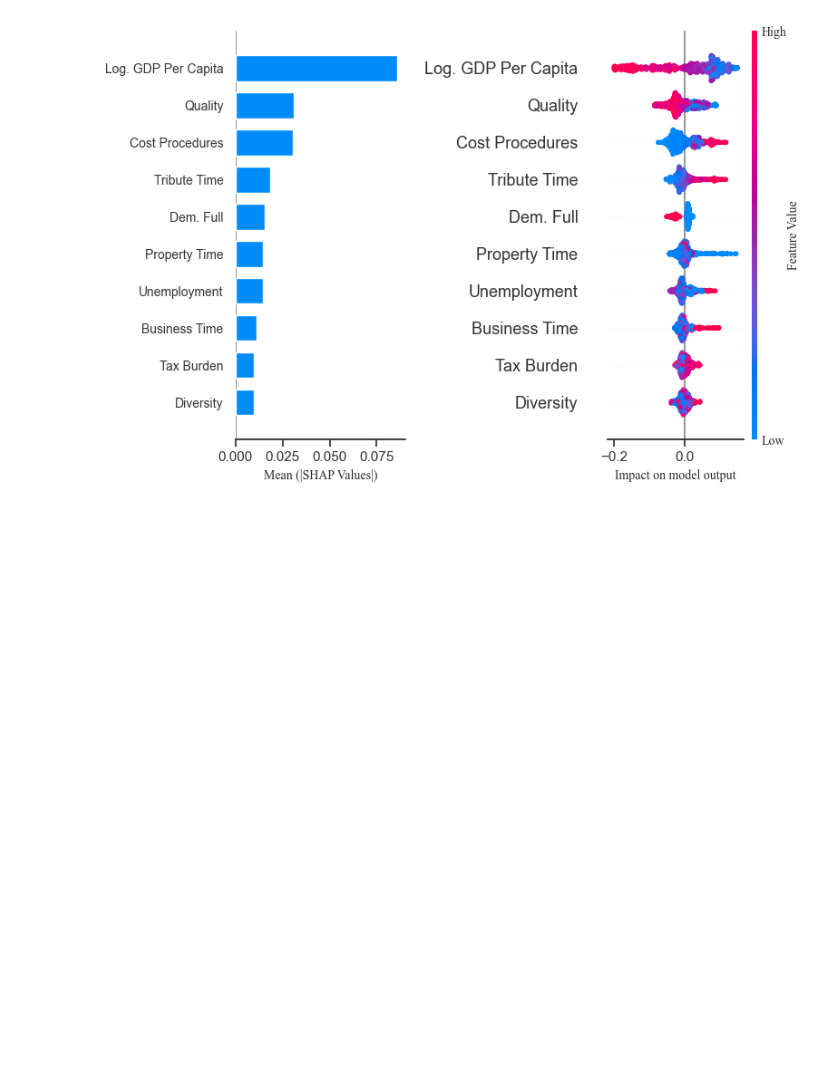
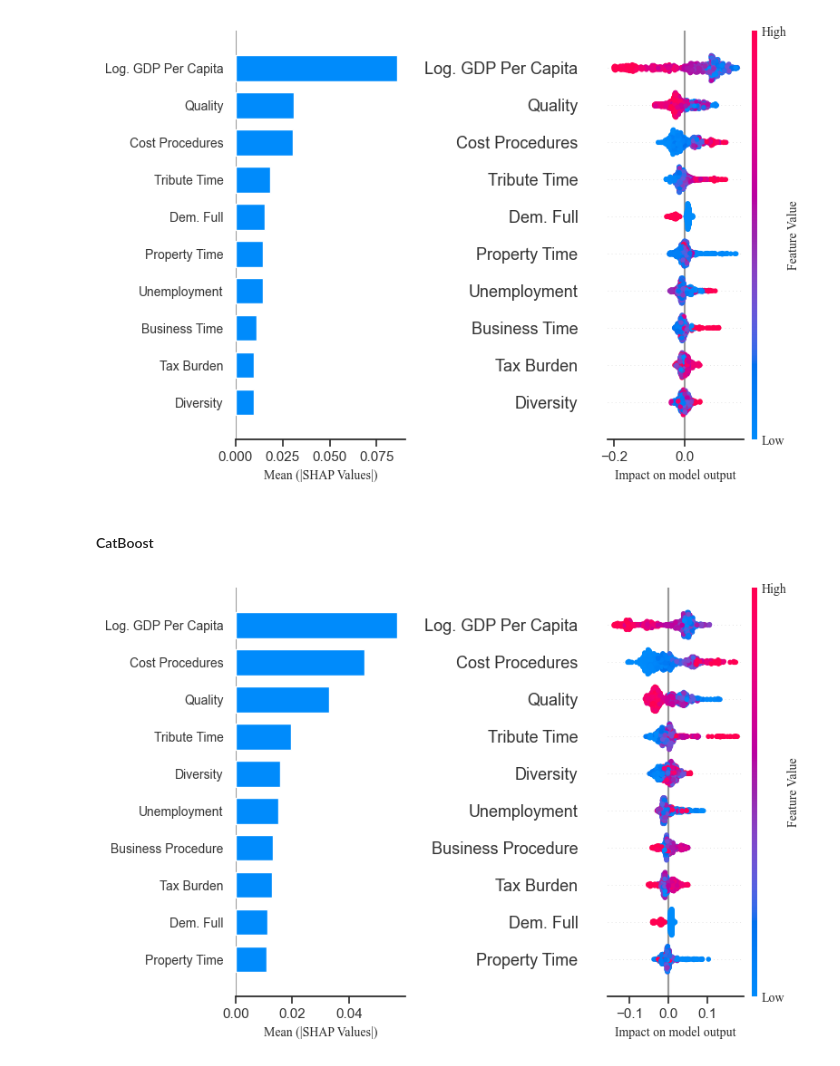
Before and after one commit to joaosilvafelix19/pred_se_ml, a Jupyter notebook: regressions.ipynb, the cells around one changed output. Saved outputs shown, nothing was run; the diff lists cells and outputs as text; code cells hidden in the pictures; blank space fills up the shorter version.

```diff
--- a/regressions.ipynb
+++ b/regressions.ipynb
@@ -799,3 +781,5 @@ colorbar.set_ylabel("Feature Value", fontname="Times New Roman", fontsize=10)
 plt.show()
 # %% [output]
 [figure]
+# %% [markdown]
+#### CatBoost
@@ -801,0 +818,35 @@ plt.show()
+# %%
+explainer_cb = shap.Explainer(cb_best_model)
+shap_values_cb = explainer_cb(X_train)
+# %%
+fig = plt.figure()
+gs = GridSpec(1, 2, figure=fig)
+
+f_1 = fig.add_subplot(gs[0])
+shap.summary_plot(shap_values_cb,
+                  X_train,
+                  show=False,
+                  max_display=10,
+                 plot_type='bar')
+
+plt.xlabel("Mean (|SHAP Values|)", fontname="Times New Roman", fontsize=10)
+plt.tick_params(axis='y', labelsize=10)
+
+f_2 = fig.add_subplot(gs[1])
+shap.summary_plot(
+    shap_values_cb,
+    X_train,
+    plot_type="dot",
+    max_display=10,
+    auto_size_plot=False,
+    show=False)
+plt.xlabel("Impact on model output", fontname="Times New Roman", fontsize=10)
+
+colorbar = plt.gcf().axes[-1]
+
+colorbar.set_yticklabels(["Low", "High"], fontname="Times New Roman", fontsize=10)
+colorbar.set_ylabel("Feature Value", fontname="Times New Roman", fontsize=10)
+
+plt.show()
+# %% [output]
+[figure, added]
```
Also changed, not shown: parts of 2 cells of this notebook, 4 other files.
